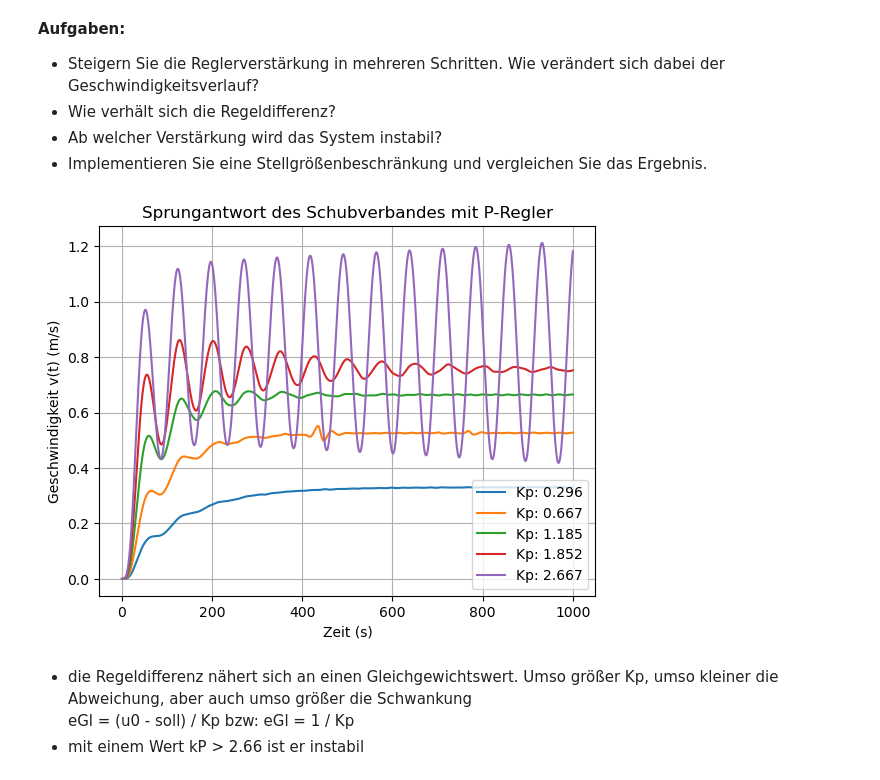
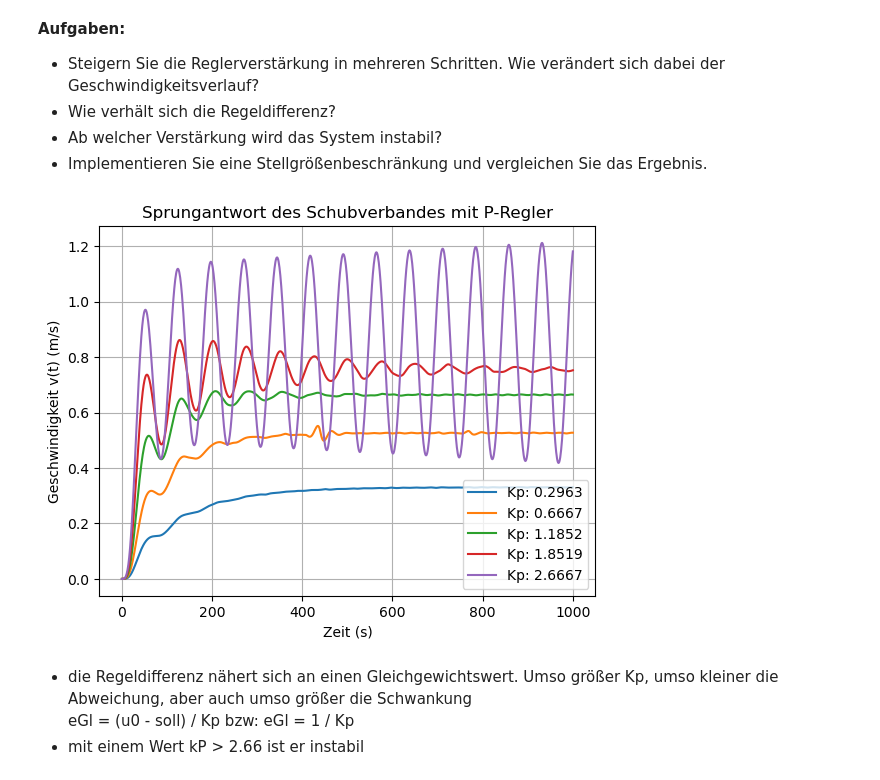
Before and after one commit to Atomarverseucht/AIN, a Jupyter notebook: 3/technische-grundlagen-der-kuenstlichen-intelligenz/versuch5/versuch5.ipynb, the cells around one changed output. Drawn from its saved outputs; the diff is of its cells as text; code cells hidden in the pictures.

```diff
--- a/3/technische-grundlagen-der-kuenstlichen-intelligenz/versuch5/versuch5.ipynb
+++ b/3/technische-grundlagen-der-kuenstlichen-intelligenz/versuch5/versuch5.ipynb
@@ -165,23 +165,23 @@ Geschwindigkeitsverlauf?
 # %%
 # Ihre Lösung hier
 def pltCtrl(argCtrl):
     sol_ = solve_ivp(schubverbund_mit_regler, t_span, X0, args=(argCtrl,), t_eval=t_eval)
     # Geschwindigkeit des vorderen Wagens ist Variable No. 5
     v_front = sol_.y[5]
-    plt.plot(sol_.t, v_front, label=f'Kp: {argCtrl.Kp:.3f}')
+    plt.plot(sol_.t, v_front, label=f'Kp: {argCtrl.Kp:.4f}')
     plt.xlabel('Zeit (s)')
     plt.ylabel('Geschwindigkeit v(t) (m/s)')
     plt.grid(True)
 
 for i in range(2, 7):
     ia= i**2 / 13.5
     tctrl = PController(ia,1)
     pltCtrl(tctrl)
 plt.title('Sprungantwort des Schubverbandes mit P-Regler')
 plt.legend(loc=4)
 plt.show()
 # %% [output]
-[figure, old version]
+[figure, new version]
 # %% [markdown]
 - die Regeldifferenz nähert sich an einen Gleichgewichtswert. Umso größer Kp, umso kleiner die Abweichung, aber auch umso größer die Schwankung <br>
          eGl = (u0 - soll) / Kp bzw: eGl = 1 / Kp
```
Also changed, not shown: parts of 12 cells of this notebook.
